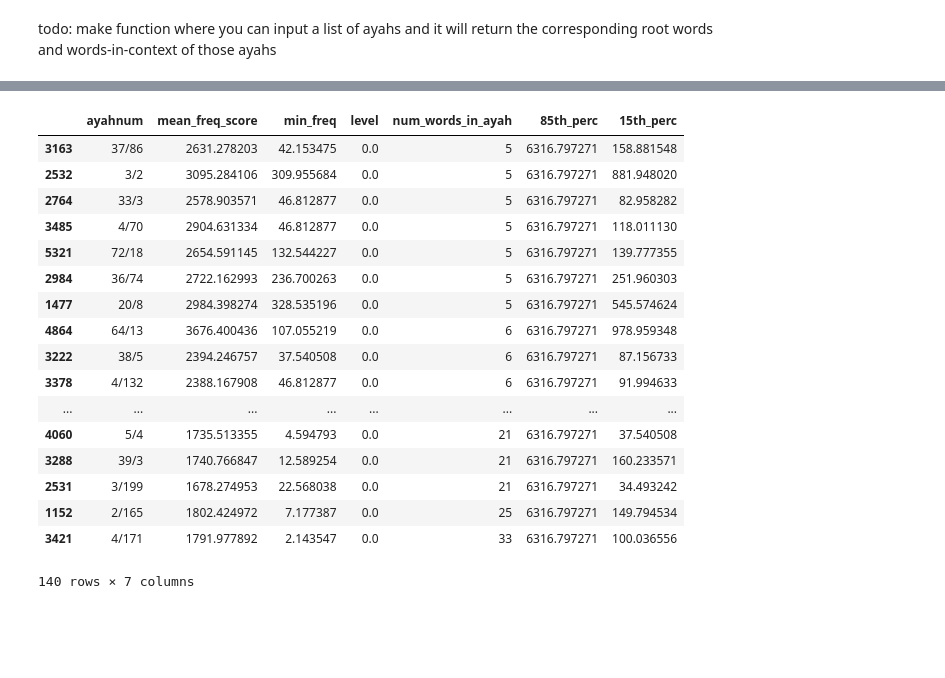
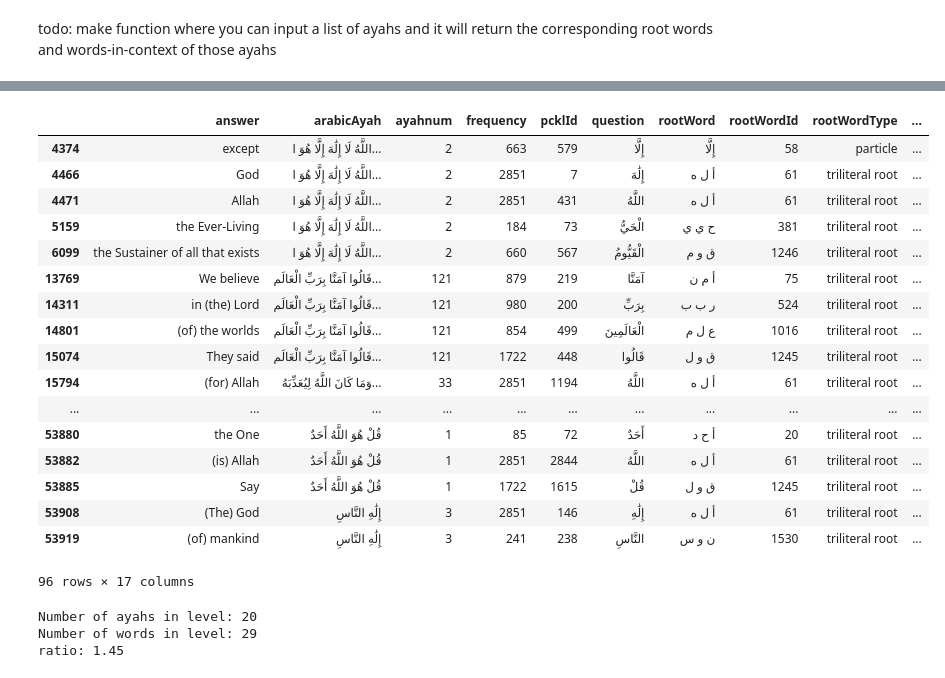
Before and after one commit to sayemmh/project-zayd-api, a Jupyter notebook: make_levels_from_ranked_ayahs.ipynb, the cells around one changed output, grey strips where cells are left out. Cells and saved outputs as stored; diff of their text form; code cells hidden in the pictures; blank space fills up the shorter version.

Commit message:
add level 1

```diff
--- a/make_levels_from_ranked_ayahs.ipynb
+++ b/make_levels_from_ranked_ayahs.ipynb
@@ -7,0 +17,9 @@ return the corresponding root words and words-in-context of those ayahs
+# %%
+df2 = df.copy(deep=True)
+
+# different ranking methods
+# df2['easiness'] = df2['rounded85th'] + df2['15th_perc'] + df2['min_freq_score']
+df2['easiness'] = df2['85th_perc'] + 2 * df2['15th_perc'] + df2['min_freq_score']
+
+df2 = df2.sort_values(by='easiness', ascending=False)
+df2.head(10)
@@ -7,0 +38,4 @@ return the corresponding root words and words-in-context of those ayahs
+# %%
+df3 = df2.head(20).copy(deep=True)
+cur_level = list(df3['surahayahnum'])
+cur_level
@@ -31,23 +67,37 @@ df.head(20)
-# %%
-df2 = df[df['85th_perc'] > 6000]
-df2 = df2.sort_values(by='num_words_in_ayah', ascending=True)
-df2
-# %% [output]
-|  | ayahnum | mean_freq_score | min_freq | level | num_words_in_ayah | 85th_perc | 15th_perc |
-| 3163 | 37/86 | 2631.278203 | 42.153475 | 0.0 | 5 | 6316.797271 | 158.881548 |
-| 2532 | 3/2 | 3095.284106 | 309.955684 | 0.0 | 5 | 6316.797271 | 881.948020 |
-| 2764 | 33/3 | 2578.903571 | 46.812877 | 0.0 | 5 | 6316.797271 | 82.958282 |
-| 3485 | 4/70 | 2904.631334 | 46.812877 | 0.0 | 5 | 6316.797271 | 118.011130 |
-| 5321 | 72/18 | 2654.591145 | 132.544227 | 0.0 | 5 | 6316.797271 | 139.777355 |
-| 2984 | 36/74 | 2722.162993 | 236.700263 | 0.0 | 5 | 6316.797271 | 251.960303 |
-| 1477 | 20/8 | 2984.398274 | 328.535196 | 0.0 | 5 | 6316.797271 | 545.574624 |
-| 4864 | 64/13 | 3676.400436 | 107.055219 | 0.0 | 6 | 6316.797271 | 978.959348 |
-| 3222 | 38/5 | 2394.246757 | 37.540508 | 0.0 | 6 | 6316.797271 | 87.156733 |
-| 3378 | 4/132 | 2388.167908 | 46.812877 | 0.0 | 6 | 6316.797271 | 91.994633 |
-| ... | ... | ... | ... | ... | ... | ... | ... |
-| 4060 | 5/4 | 1735.513355 | 4.594793 | 0.0 | 21 | 6316.797271 | 37.540508 |
-| 3288 | 39/3 | 1740.766847 | 12.589254 | 0.0 | 21 | 6316.797271 | 160.233571 |
-| 2531 | 3/199 | 1678.274953 | 22.568038 | 0.0 | 21 | 6316.797271 | 34.493242 |
-| 1152 | 2/165 | 1802.424972 | 7.177387 | 0.0 | 25 | 6316.797271 | 149.794534 |
-| 3421 | 4/171 | 1791.977892 | 2.143547 | 0.0 | 33 | 6316.797271 | 100.036556 |
-140 rows × 7 columns
+# %%
+level_df = surah_df[surah_df['surahayahnum'].isin(cur_level)]
+level_df
+# %% [output]
+|  | answer | arabicAyah | ayahnum | frequency | pcklId | question | rootWord | rootWordId | rootWordType | ... |
+| 4374 | except | اللَّهُ لَا إِلَٰهَ إِلَّا هُوَ ا... | 2 | 663 | 579 | إِلَّا | إِلَّا | 58 | particle | ... |
+| 4466 | God | اللَّهُ لَا إِلَٰهَ إِلَّا هُوَ ا... | 2 | 2851 | 7 | إِلَٰهَ | أ ل ه | 61 | triliteral root | ... |
+| 4471 | Allah | اللَّهُ لَا إِلَٰهَ إِلَّا هُوَ ا... | 2 | 2851 | 431 | اللَّهُ | أ ل ه | 61 | triliteral root | ... |
+| 5159 | the Ever-Living | اللَّهُ لَا إِلَٰهَ إِلَّا هُوَ ا... | 2 | 184 | 73 | الْحَيُّ | ح ي ي | 381 | triliteral root | ... |
+| 6099 | the Sustainer of all that exists | اللَّهُ لَا إِلَٰهَ إِلَّا هُوَ ا... | 2 | 660 | 567 | الْقَيُّومُ | ق و م | 1246 | triliteral root | ... |
+| 13769 | We believe | قَالُوا آمَنَّا بِرَبِّ الْعَالَم... | 121 | 879 | 219 | آمَنَّا | أ م ن | 75 | triliteral root | ... |
+| 14311 | in (the) Lord | قَالُوا آمَنَّا بِرَبِّ الْعَالَم... | 121 | 980 | 200 | بِرَبِّ | ر ب ب | 524 | triliteral root | ... |
+| 14801 | (of) the worlds | قَالُوا آمَنَّا بِرَبِّ الْعَالَم... | 121 | 854 | 499 | الْعَالَمِينَ | ع ل م | 1016 | triliteral root | ... |
+| 15074 | They said | قَالُوا آمَنَّا بِرَبِّ الْعَالَم... | 121 | 1722 | 448 | قَالُوا | ق و ل | 1245 | triliteral root | ... |
+| 15794 | (for) Allah | وَمَا كَانَ اللَّهُ لِيُعَذِّبَهُ... | 33 | 2851 | 1194 | اللَّهُ | أ ل ه | 61 | triliteral root | ... |
+| ... | ... | ... | ... | ... | ... | ... | ... | ... | ... | ... |
+| 53880 | the One | قُلْ هُوَ اللَّهُ أَحَدٌ | 1 | 85 | 72 | أَحَدٌ | أ ح د | 20 | triliteral root | ... |
+| 53882 | (is) Allah | قُلْ هُوَ اللَّهُ أَحَدٌ | 1 | 2851 | 2844 | اللَّهُ | أ ل ه | 61 | triliteral root | ... |
+| 53885 | Say | قُلْ هُوَ اللَّهُ أَحَدٌ | 1 | 1722 | 1615 | قُلْ | ق و ل | 1245 | triliteral root | ... |
+| 53908 | (The) God | إِلَٰهِ النَّاسِ | 3 | 2851 | 146 | إِلَٰهِ | أ ل ه | 61 | triliteral root | ... |
+| 53919 | (of) mankind | إِلَٰهِ النَّاسِ | 3 | 241 | 238 | النَّاسِ | ن و س | 1530 | triliteral root | ... |
+96 rows × 17 columns
+# %%
+# don't know how many root-word-forms are in here bc don't have the data yet, but need to
+# calculate unique # of root words in this level and what's a reasonable # of words per level
+
+# do we need a similarity matrix now?
+# we need to better optimize ratio of words / ayahs
+numwords = len(set(level_df['rootWordId']))
+numayahs = len(cur_level)
+print("Number of ayahs in level: " + str(numayahs))
+print("Number of words in level: " + str(numwords))
+print("ratio: " + str(numwords / numayahs))
+# %% [output]
+Number of ayahs in level: 20
+Number of words in level: 29
+ratio: 1.45
```
Also changed, not shown: parts of 8 cells of this notebook, 1 other file.
